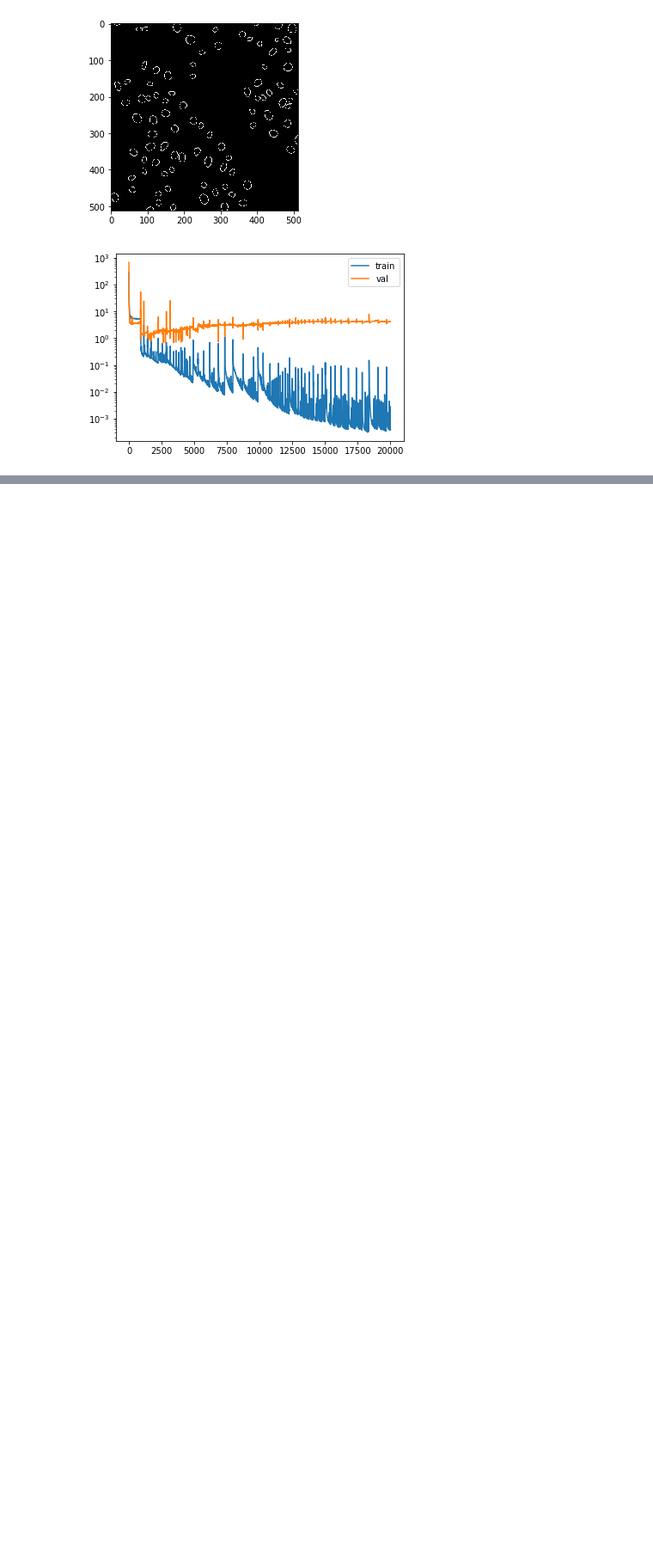
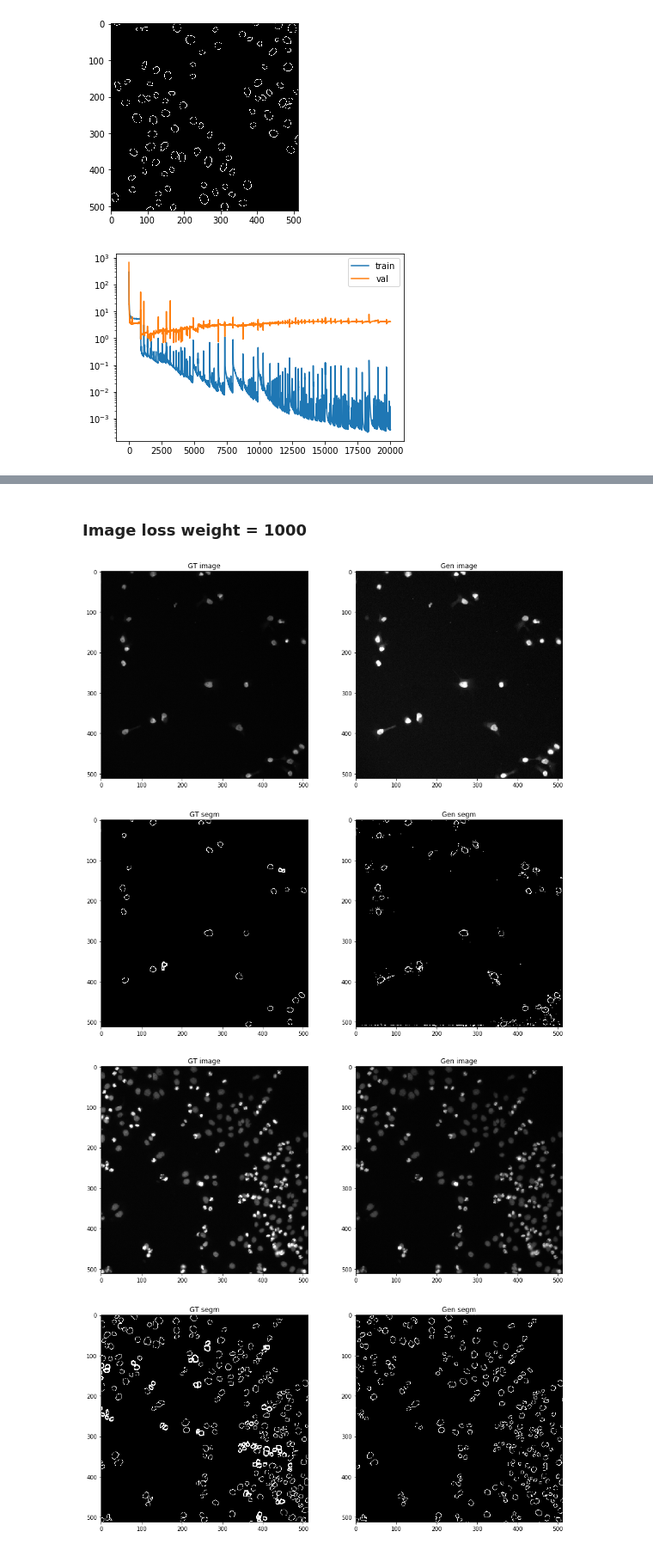
Before and after one commit to ashysheya/research_project, a Jupyter notebook: exp_adding_blurred_image.ipynb, the cells around one changed output, grey strips where cells are left out. Shown at 86% size. Saved outputs shown, nothing was run; the diff lists cells and outputs as text; code cells hidden in the pictures; blank space fills up the shorter version.

```diff
--- a/exp_adding_blurred_image.ipynb
+++ b/exp_adding_blurred_image.ipynb
@@ -263,0 +275,2 @@ plt.show()
+# %% [markdown]
+### Image loss weight = 1000
@@ -263,0 +279,17 @@ plt.show()
+# %%
+for image, segmentation, blurred_image in data_loader_test:
+    image = Variable(image.cuda(0), requires_grad=False)
+    blurred_image = Variable(blurred_image.cuda(0), requires_grad=False)
+    generated_image, generated_segmentation = net.forward(image, blurred_image)
+    f, ax = plt.subplots(2, 2, figsize=(15, 15))
+    ax[0, 0].imshow(image.cpu().data.numpy()[0][0], cmap='gray')
+    ax[0, 0].set_title('GT image')
+    ax[0, 1].imshow(generated_image.cpu().data.numpy()[0][0], cmap='gray')
+    ax[0, 1].set_title('Gen image')
+    ax[1, 0].imshow(segmentation.numpy()[0], cmap='gray')
+    ax[1, 0].set_title('GT segm')
+    ax[1, 1].imshow(np.argmax(generated_segmentation.cpu().data.numpy()[0], axis=0), cmap='gray')
+    ax[1, 1].set_title('Gen segm')
+# %% [output]
+[figure, added]
+[figure, added]
```
Also changed, not shown: parts of 7 cells of this notebook.
